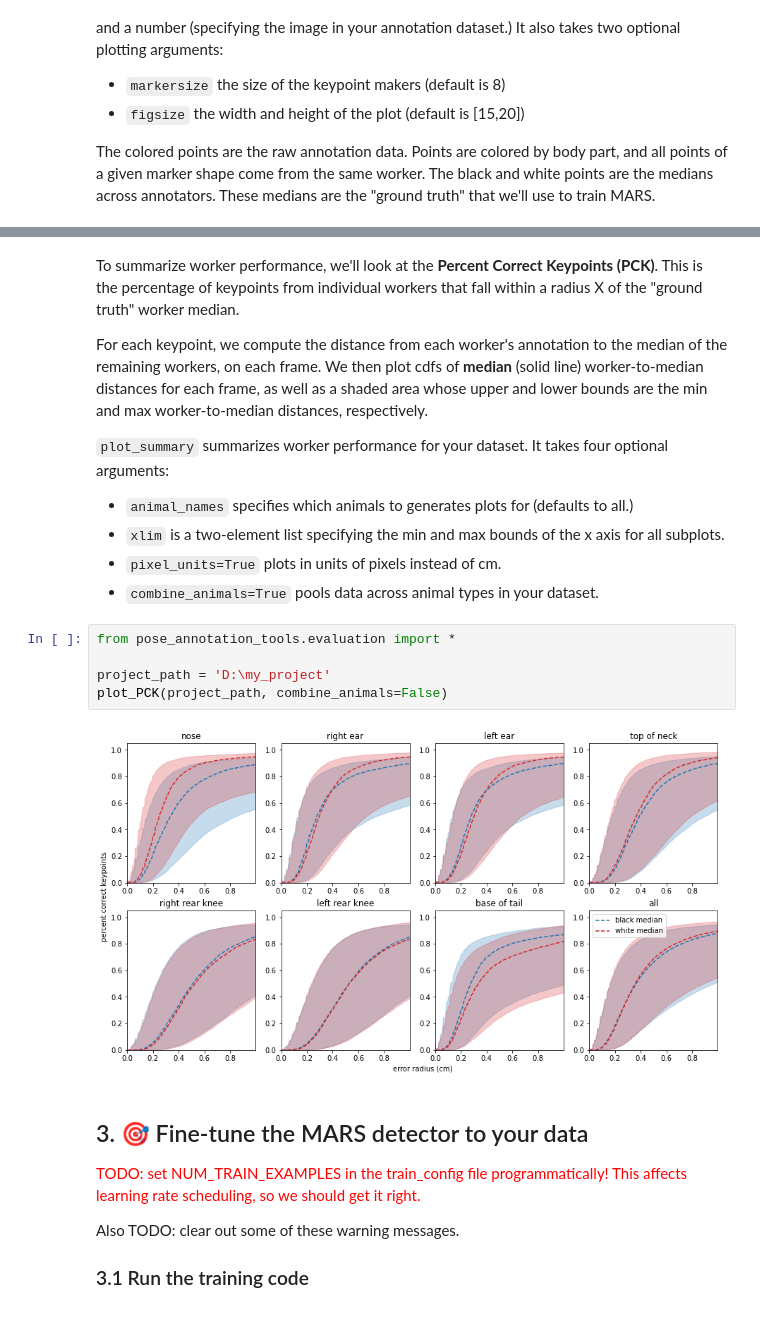
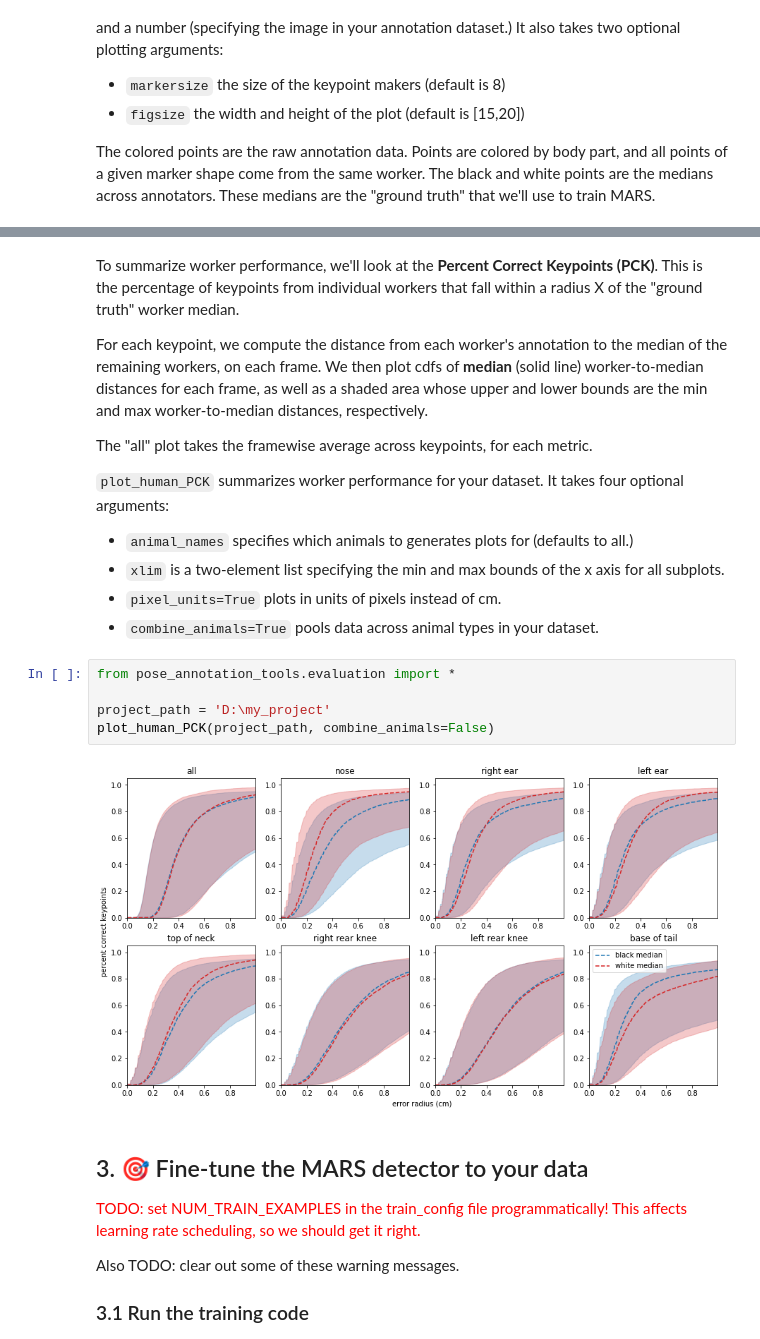
Before and after one commit to neuroethology/MARS_Developer, a Jupyter notebook: MARS_tutorial.ipynb, the cells around one changed output, grey strips where cells are left out. Drawn from its saved outputs; the diff is of its cells as text.

Commit message:
hourglass pose evaluation plots

```diff
--- a/MARS_tutorial.ipynb
+++ b/MARS_tutorial.ipynb
@@ -101,7 +78,9 @@ To summarize worker performance, we'll look at the **Percent Correct Keypoints (
 
 For each keypoint, we compute the distance from each worker's annotation to the median of the remaining workers, on each frame. We then plot cdfs of **median** (solid line) worker-to-median distances for each frame, as well as a shaded area whose upper and lower bounds are the min and max worker-to-median distances, respectively.
 
-`plot_summary` summarizes worker performance for your dataset. It takes four optional arguments:
+The "all" plot takes the framewise average across keypoints, for each metric.
+
+`plot_human_PCK` summarizes worker performance for your dataset. It takes four optional arguments:
 * `animal_names` specifies which animals to generates plots for (defaults to all.)
 * `xlim` is a two-element list specifying the min and max bounds of the x axis for all subplots.
 * `pixel_units=True` plots in units of pixels instead of cm.
@@ -109,10 +88,10 @@ For each keypoint, we compute the distance from each worker's annotation to the
 # %%
 from pose_annotation_tools.evaluation import *
 
 project_path = 'D:\my_project'
-plot_PCK(project_path, combine_animals=False)
+plot_human_PCK(project_path, combine_animals=False)
 # %% [output]
-[figure, old version]
+[figure, new version]
 # %% [markdown]
 ## 3. 🎯 Fine-tune the MARS detector to your data
 
```
Also changed, not shown: parts of 20 cells of this notebook, 11 other files.
